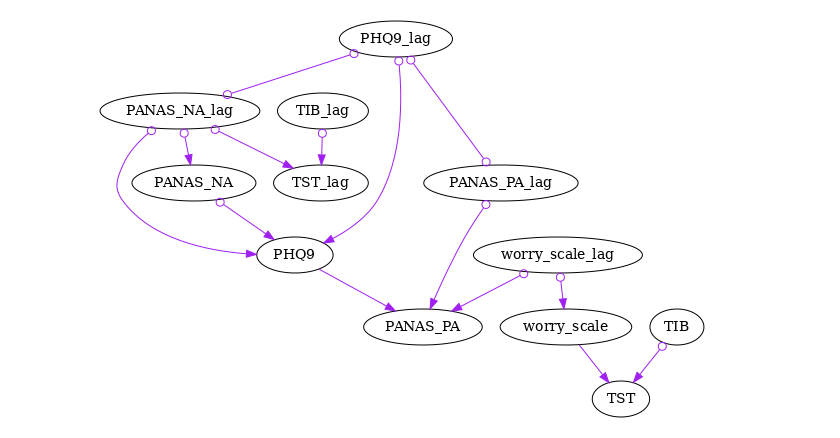
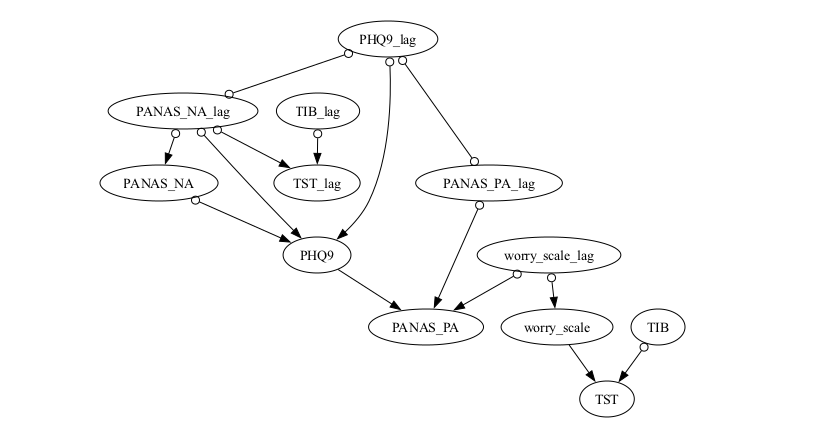
Before and after one commit to kelvinlim/pytetrad_plus, a Jupyter notebook: mypytetrad.ipynb, the cells around one changed output. Cells and saved outputs as stored; diff of their text form; code cells hidden in the pictures.

```diff
--- a/mypytetrad.ipynb
+++ b/mypytetrad.ipynb
@@ -178,12 +53,11 @@ pprint.pprint(edges)
 # %%
 from dgraph_flex import DgraphFlex
 # create graph output
 obj = DgraphFlex()
-# add edges to graph object
-for edge in edges:
-  source,edge_type, target = edge.split(' ')
-  obj.add_edge(source,edge_type, target, color='purple')
 
+# add the edges
+obj.add_edges(edges)
+# show the graph
 obj.show_graph()
 # %% [output]
-[figure, old version]
+[figure, new version]
```
Also changed, not shown: parts of 19 cells of this notebook.
